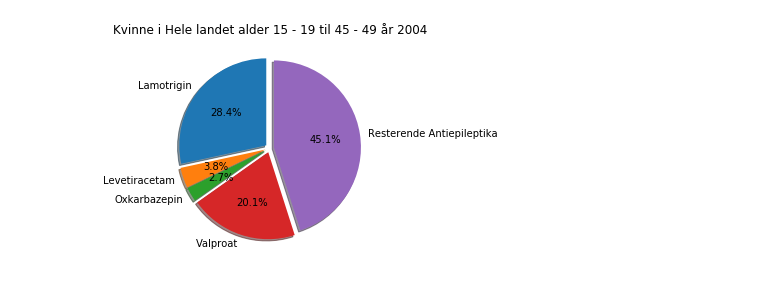
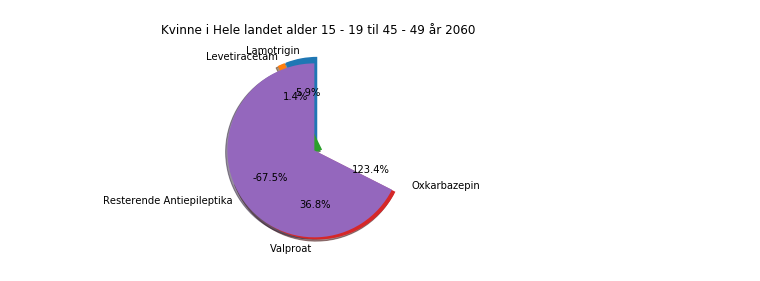
Before and after one commit to JonOttesen/summer_project, a Jupyter notebook: Untitled.ipynb, the cells around one changed output. Cells and saved outputs as stored; diff of their text form; code cells hidden in the pictures.

```diff
--- a/Untitled.ipynb
+++ b/Untitled.ipynb
@@ -6,4 +32,4 @@ test = visualization('Antiepileptika')
 # %%
-test.cake(year = 2004)
+test.cake(year=2060)
 # %% [output]
-[figure, old version]
+[figure, new version]
```
Also changed, not shown: parts of 10 cells of this notebook, 1 other file.
